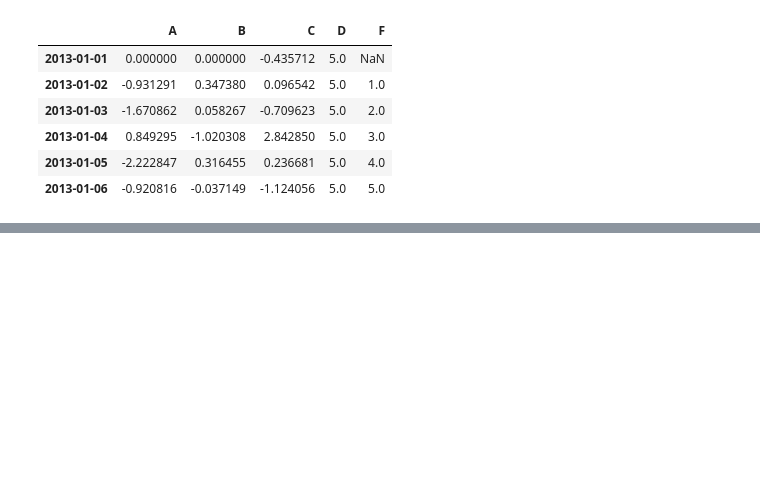
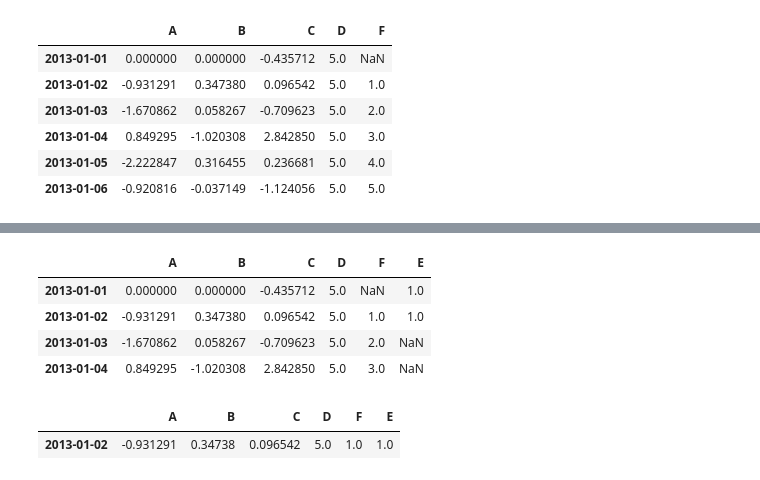
Before and after one commit to online5880/Pandas-BigQuery-MetaCode, a Jupyter notebook: Chapter01_pandas.ipynb, the cells around one changed output, grey strips where cells are left out. Cells and saved outputs as stored; diff of their text form; code cells hidden in the pictures; blank space fills up the shorter version.

```diff
--- a/Chapter01_pandas.ipynb
+++ b/Chapter01_pandas.ipynb
@@ -355,0 +369,13 @@ df
+# %%
+df1.dropna(how='all')
+# %% [output]
+|  | A | B | C | D | F | E |
+| 2013-01-01 | 0.000000 | 0.000000 | -0.435712 | 5.0 | NaN | 1.0 |
+| 2013-01-02 | -0.931291 | 0.347380 | 0.096542 | 5.0 | 1.0 | 1.0 |
+| 2013-01-03 | -1.670862 | 0.058267 | -0.709623 | 5.0 | 2.0 | NaN |
+| 2013-01-04 | 0.849295 | -1.020308 | 2.842850 | 5.0 | 3.0 | NaN |
+# %%
+df1.dropna(how='any')
+# %% [output]
+|  | A | B | C | D | F | E |
+| 2013-01-02 | -0.931291 | 0.34738 | 0.096542 | 5.0 | 1.0 | 1.0 |
```
Also changed, not shown: parts of 13 cells of this notebook.
